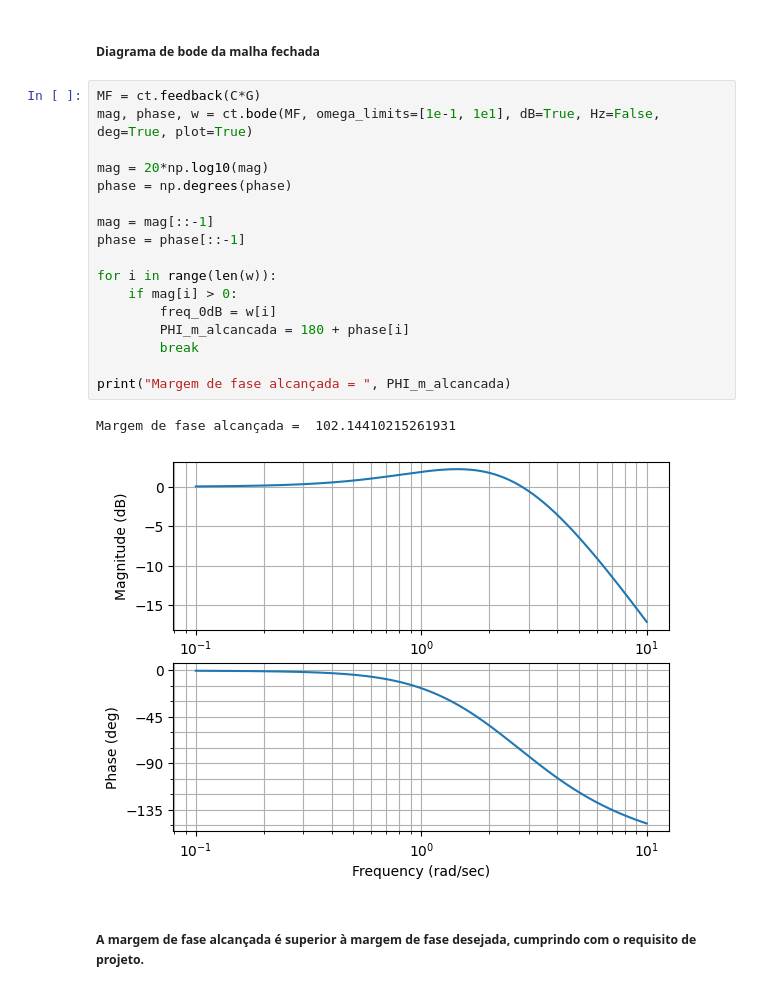
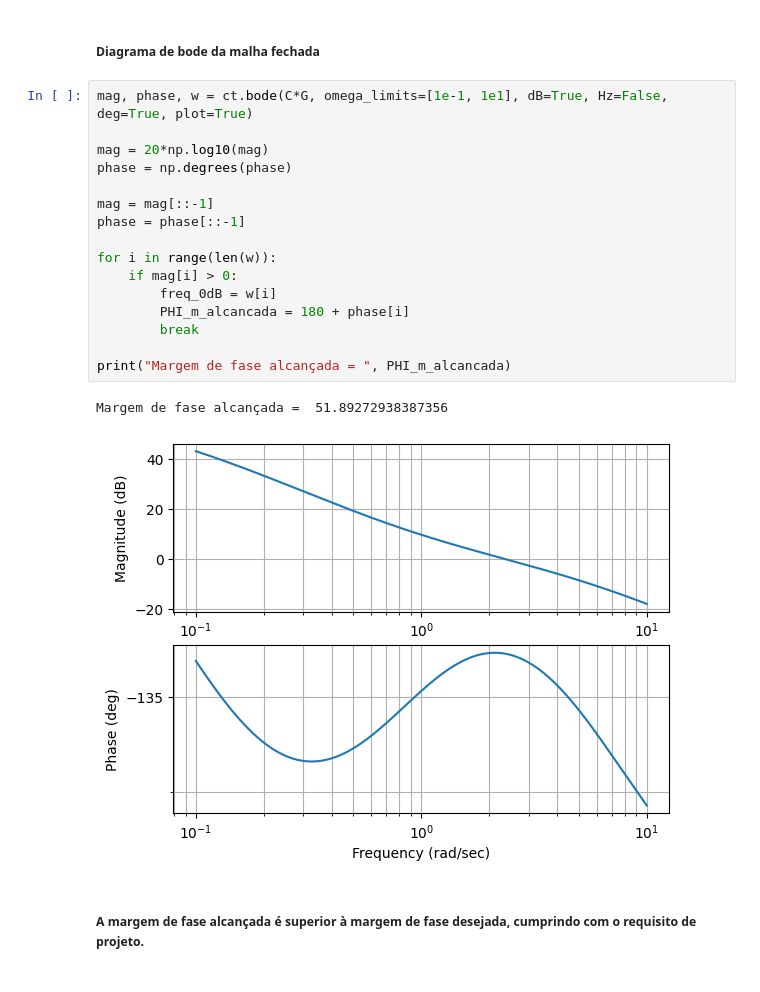
Before and after one commit to gabrielmedeirosduarte/Prova-TC, a Jupyter notebook: Prova.ipynb, the cells around one changed output. Saved outputs shown, nothing was run; the diff lists cells and outputs as text.

```diff
--- a/Prova.ipynb
+++ b/Prova.ipynb
@@ -104,25 +104,24 @@ $$\frac{24.39 s + 21.01}{s + 6.303}$$
 # %% [markdown]
 ##### <h5> Diagrama de bode da malha fechada
 # %%
-MF = ct.feedback(C*G)
-mag, phase, w = ct.bode(MF, omega_limits=[1e-1, 1e1], dB=True, Hz=False, deg=True, plot=True)
+mag, phase, w = ct.bode(C*G, omega_limits=[1e-1, 1e1], dB=True, Hz=False, deg=True, plot=True)
 
 mag = 20*np.log10(mag)
 phase = np.degrees(phase)
 
 mag = mag[::-1]
 phase = phase[::-1]
 
 for i in range(len(w)):
     if mag[i] > 0:
         freq_0dB = w[i]
         PHI_m_alcancada = 180 + phase[i]
         break
 
 print("Margem de fase alcançada = ", PHI_m_alcancada)
 # %% [output]
-Margem de fase alcançada =  102.14410215261931
+Margem de fase alcançada =  51.89272938387356
-[figure, old version]
+[figure, new version]
 # %% [markdown]
 ##### <h5> A margem de fase alcançada é superior à margem de fase desejada, cumprindo com o requisito de projeto.
 # %% [markdown]
```
Also changed, not shown: parts of 1 cell of this notebook.
